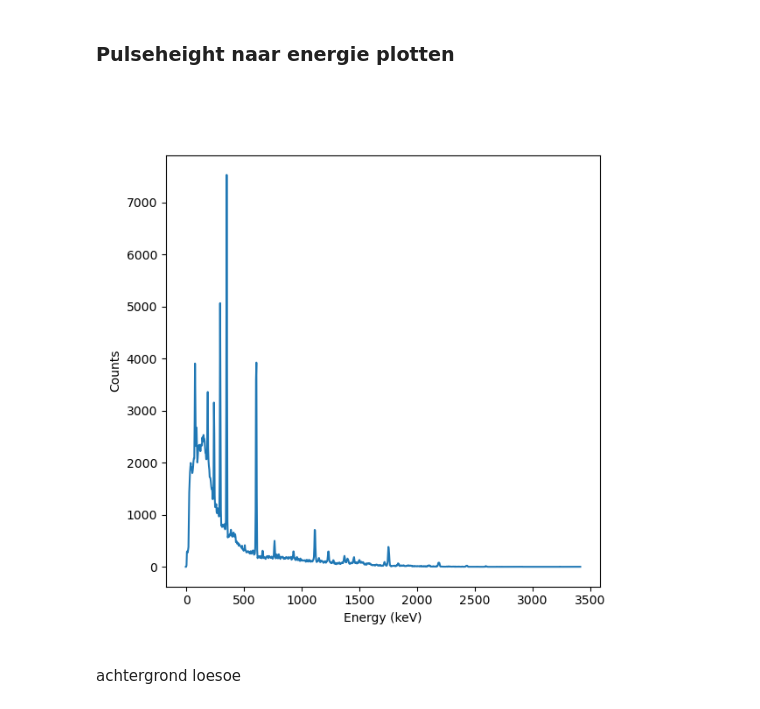
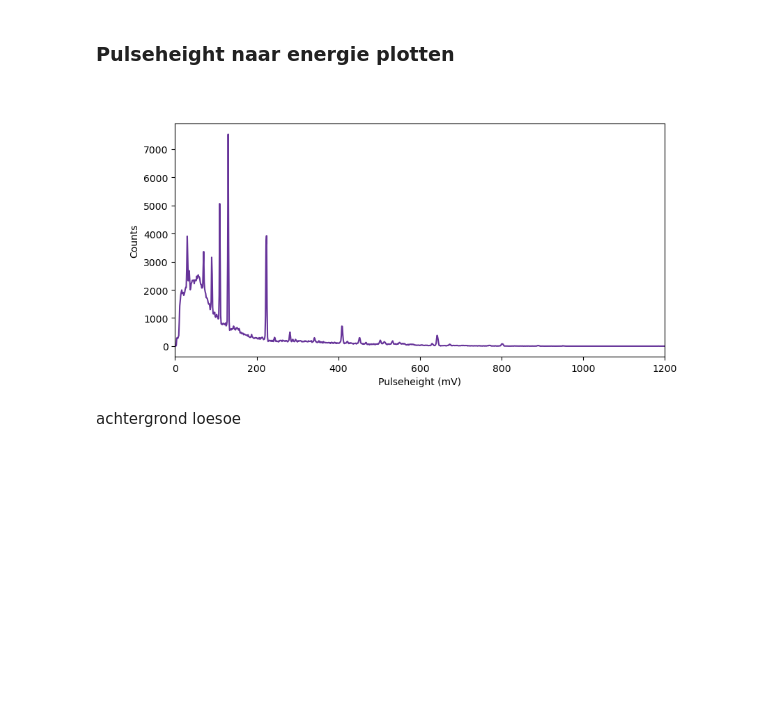
Before and after one commit to MayaDeBij13/Particle_Physics, a Jupyter notebook: Notebook_Ilias.ipynb, the cells around one changed output. Cells and saved outputs as stored; diff of their text form; code cells hidden in the pictures; blank space fills up the shorter version.

```diff
--- a/Notebook_Ilias.ipynb
+++ b/Notebook_Ilias.ipynb
@@ -215,29 +216,30 @@ print(Energy)
 # %%
 plt.clf()
 
 list_count_A = []
 L_pulseheight = []
 
 with open('book4_7200_1024bins.csv', mode='r') as spectrum:
     csv_reader = csv.reader(spectrum)
 
     # Skip the first line (header)
     next(csv_reader)  # This skips the first row
 
     # Iterate through the rows
     for row in csv_reader:
         pulseheigt, count_A, count_B = row
 
         list_count_A.append(float(count_A ))
-        L_pulseheight.append(((float(pulseheigt) - 2.577)/0.3653))
+        L_pulseheight.append((float(pulseheigt)))
         # print(count_A)
 
-plt.plot(L_pulseheight, list_count_A, linestyle = 'solid', label = "Book 1")
-plt.xlabel("Energy (keV)")
+plt.plot(L_pulseheight, list_count_A, linestyle = 'solid', label = "Book 1", color = "rebeccapurple")
+plt.xlabel("Pulseheight (mV)")
 plt.ylabel("Counts")
+plt.xlim(0,1200)
 plt.show()
 # %% [output]
-[figure, old version]
+[figure, new version]
 # %% [markdown]
 achtergrond loesoe
 # %%
```
Also changed, not shown: parts of 6 cells of this notebook.
